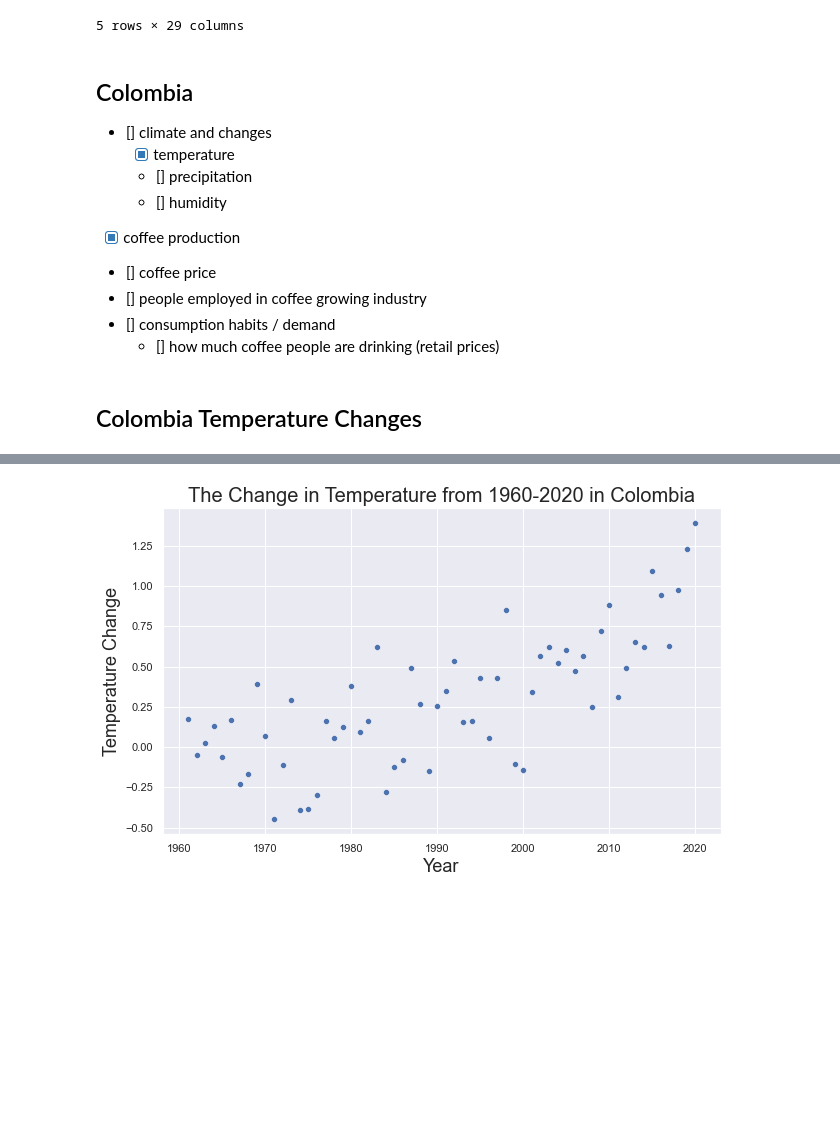
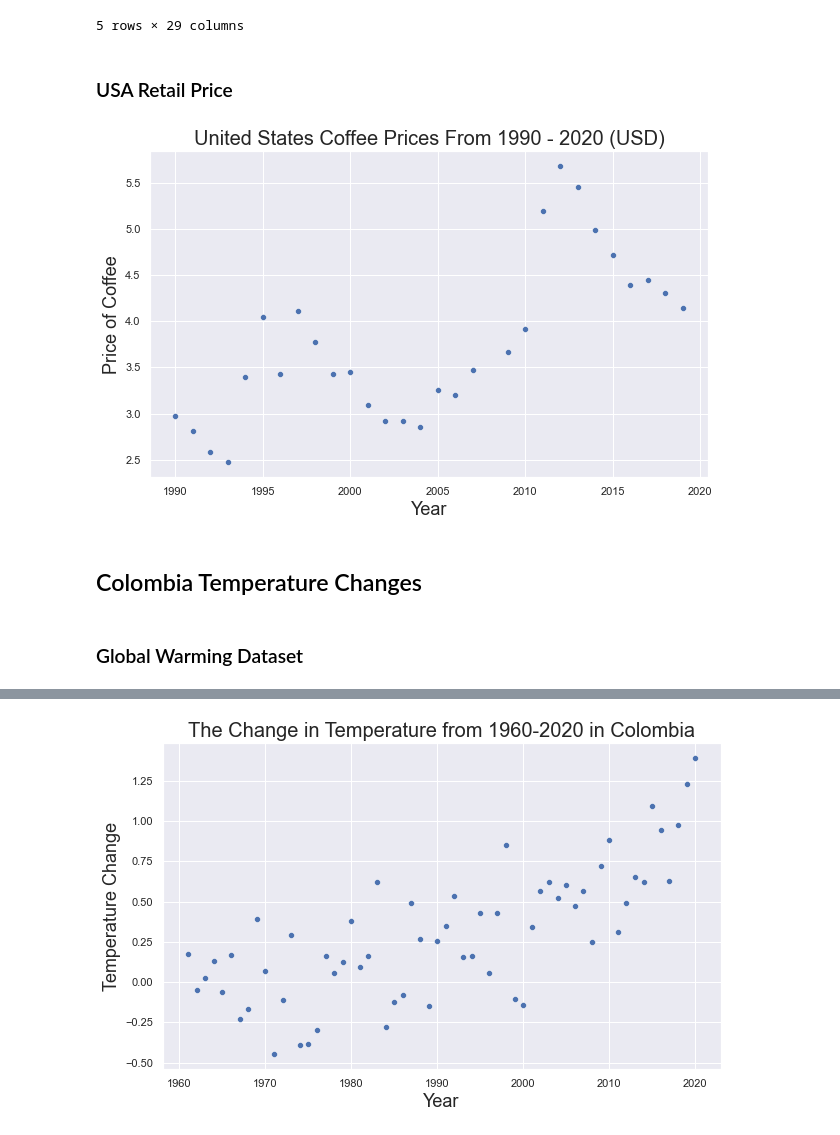
Before and after one commit to sanghyuns/Climate_Change_vs_Coffee_Production, a Jupyter notebook: capparelli.ipynb, the cells around one changed output, grey strips where cells are left out. Saved outputs shown, nothing was run; the diff lists cells and outputs as text; code cells hidden in the pictures; blank space fills up the shorter version.

Commit message:
9/14/2022, relationships and trends in temperature, production, and coffee prices

```diff
--- a/capparelli.ipynb
+++ b/capparelli.ipynb
@@ -55,19 +42,22 @@ retail_prices.head()
 | 3 | 1993 | 4.97 | 2.78 | NaN | 2.60 | NaN | 3.48 | 1.94 | 2.03 | 3.62 | ... | ... |
 | 4 | 1994 | 4.58 | 3.42 | NaN | 3.18 | NaN | 4.45 | 2.73 | 2.40 | 4.18 | ... | ... |
 5 rows × 29 columns
-# %% [markdown]
-## Colombia
-- [] climate and changes
-    - [x] temperature
-    - [] precipitation
-    - [] humidity
-- [x] coffee production
-- [] coffee price
-- [] people employed in coffee growing industry
-- [] consumption habits / demand
-    - [] how much coffee people are drinking (retail prices)
+# %% [markdown]
+### USA Retail Price
+# %%
+ax = sns.scatterplot(x=retail_prices.year,y=retail_prices.usa)
+
+sns.set(rc={'figure.figsize':(10,6)})
+
+ax.set_title('United States Coffee Prices From 1990 - 2020 (USD)',fontsize=20)
+ax.set_xlabel('Year',fontsize=18)
+ax.set_ylabel('Price of Coffee',fontsize=18);
+# %% [output]
+[figure, added]
 # %% [markdown]
 ## Colombia Temperature Changes
+# %% [markdown]
+### Global Warming Dataset
 # %%
 # Assigning Colombia as its own DataFrame
 colombia_temp_change = global_warming_df[global_warming_df.Area=='Colombia']
```
Also changed, not shown: parts of 15 cells of this notebook, 2 other files.
